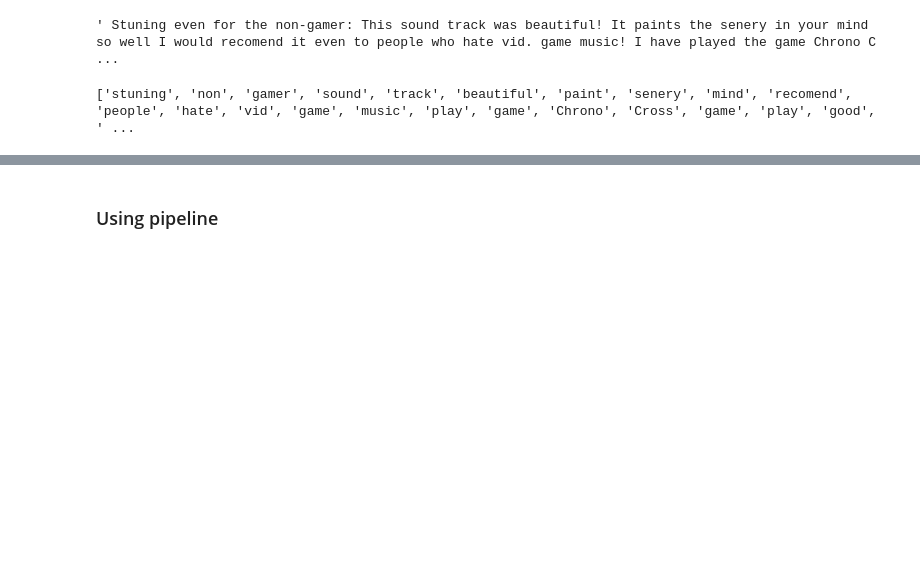
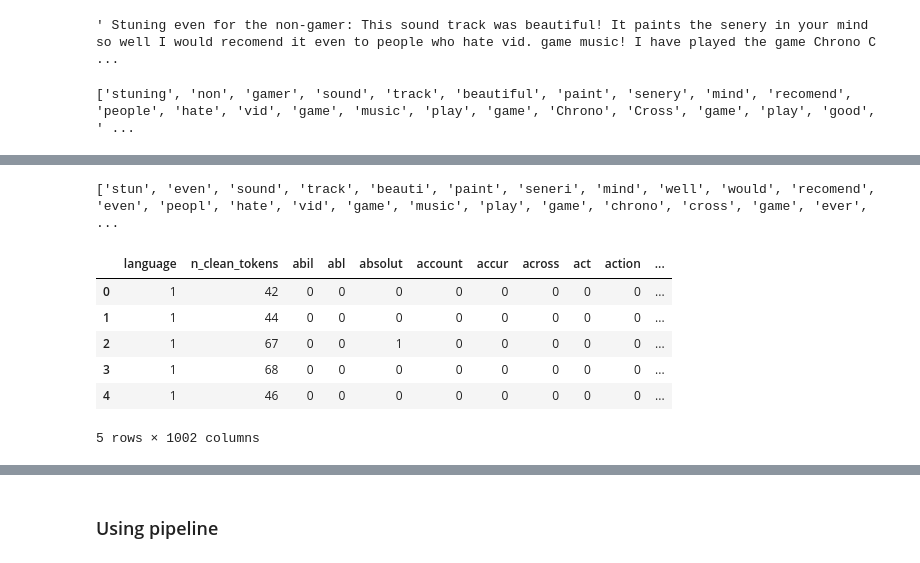
Before and after one commit to Fayza-M/NLP_Analysis, a Jupyter notebook: M6W5 Assignemnt spacy.ipynb, the cells around one changed output, grey strips where cells are left out. Drawn from its saved outputs; the diff is of its cells as text; code cells hidden in the pictures; blank space fills up the shorter version.

```diff
--- a/M6W5 Assignemnt spacy.ipynb
+++ b/M6W5 Assignemnt spacy.ipynb
@@ -170,0 +189,6 @@ Accuracy :  80.23791821561338
+# %%
+df1['sentences'] = df1['review'].apply(sent_tokenize)
+df1['tokens'] = df1['review'].apply(word_tokenize)
+df1['n_sent'] = df1['sentences'].apply(len)
+df1['n_tokens'] = df1['tokens'].apply(len)
+df1.head()
@@ -170,0 +202,4 @@ Accuracy :  80.23791821561338
+# %%
+df1['language'] = df1['review'].apply(detect)
+df1['language'] = df1['language'].apply(lambda x: 1 if x == 'en' else 0)
+df1['language'].value_counts()
@@ -170,0 +210,16 @@ Accuracy :  80.23791821561338
+# %%
+# remove stopwords/digits/punctuations
+lemmatizer = WordNetLemmatizer()
+stemmer =SnowballStemmer('english',ignore_stopwords=True)
+
+def clean_text(text):
+    text = text.lower()
+    word_tokens = word_tokenize(text)
+    _stopwords = set(stopwords.words('english') + list(punctuations))
+    clean_text = [w for w in word_tokens if w.isalpha() and w not in _stopwords]
+    lemma_text = [lemmatizer.lemmatize(w,pos="v") for w in clean_text]
+    stem_text = [stemmer.stem(w) for w in lemma_text]
+    return stem_text
+
+df1['clean_tokens'] = df1['review'].apply(clean_text)
+df1['n_clean_tokens'] = df1['clean_tokens'].apply(len)
@@ -170,0 +235,25 @@ Accuracy :  80.23791821561338
+# %%
+print (df1['clean_tokens'][0])
+# %% [output]
+['stun', 'even', 'sound', 'track', 'beauti', 'paint', 'seneri', 'mind', 'well', 'would', 'recomend', 'even', 'peopl', 'hate', 'vid', 'game', 'music', 'play', 'game', 'chrono', 'cross', 'game', 'ever', ...
+# %%
+df1['clean_review'] = df1['clean_tokens'].apply(' '.join)
+bow_vector = CountVectorizer(max_features=1000)
+
+vec = bow_vector.fit_transform(df1['clean_review'])
+df_vec = pd.DataFrame(vec.todense(), columns=bow_vector.get_feature_names())
+
+X = pd.concat([df1[['language','n_clean_tokens']], df_vec], axis=1)
+y = df1['score']
+
+X_train, X_test, y_train, y_test = train_test_split(X,y,test_size=0.3,random_state=42)
+# %%
+X.head()
+# %% [output]
+|  | language | n_clean_tokens | abil | abl | absolut | account | accur | across | act | action | ... |
+| 0 | 1 | 42 | 0 | 0 | 0 | 0 | 0 | 0 | 0 | 0 | ... |
+| 1 | 1 | 44 | 0 | 0 | 0 | 0 | 0 | 0 | 0 | 0 | ... |
+| 2 | 1 | 67 | 0 | 0 | 1 | 0 | 0 | 0 | 0 | 0 | ... |
+| 3 | 1 | 68 | 0 | 0 | 0 | 0 | 0 | 0 | 0 | 0 | ... |
+| 4 | 1 | 46 | 0 | 0 | 0 | 0 | 0 | 0 | 0 | 0 | ... |
+5 rows × 1002 columns
```
Also changed, not shown: parts of 21 cells of this notebook.
